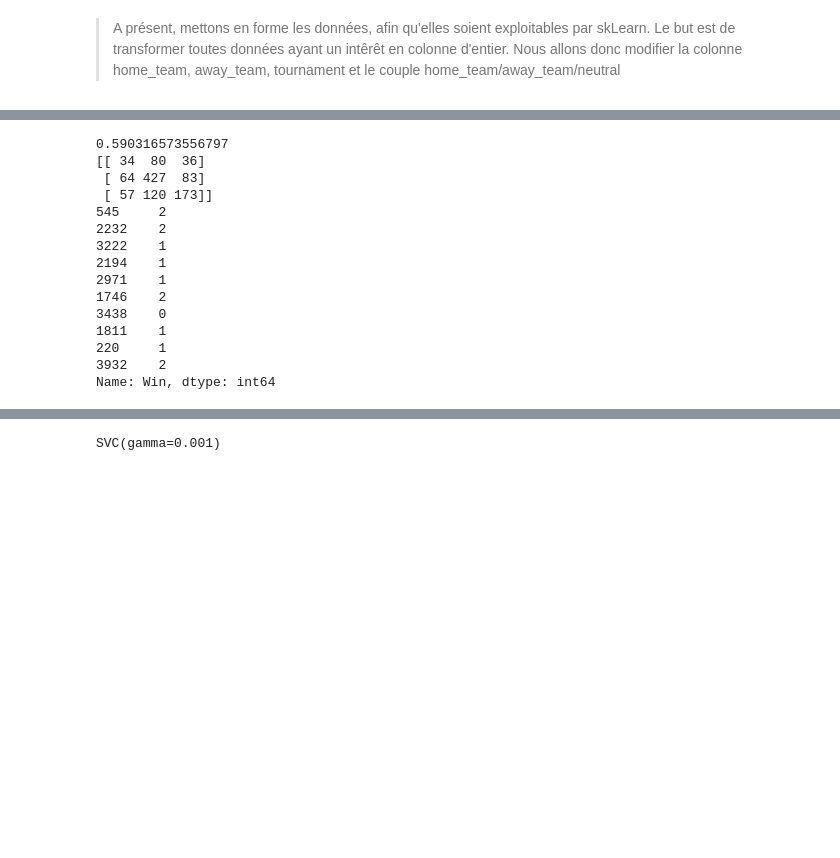
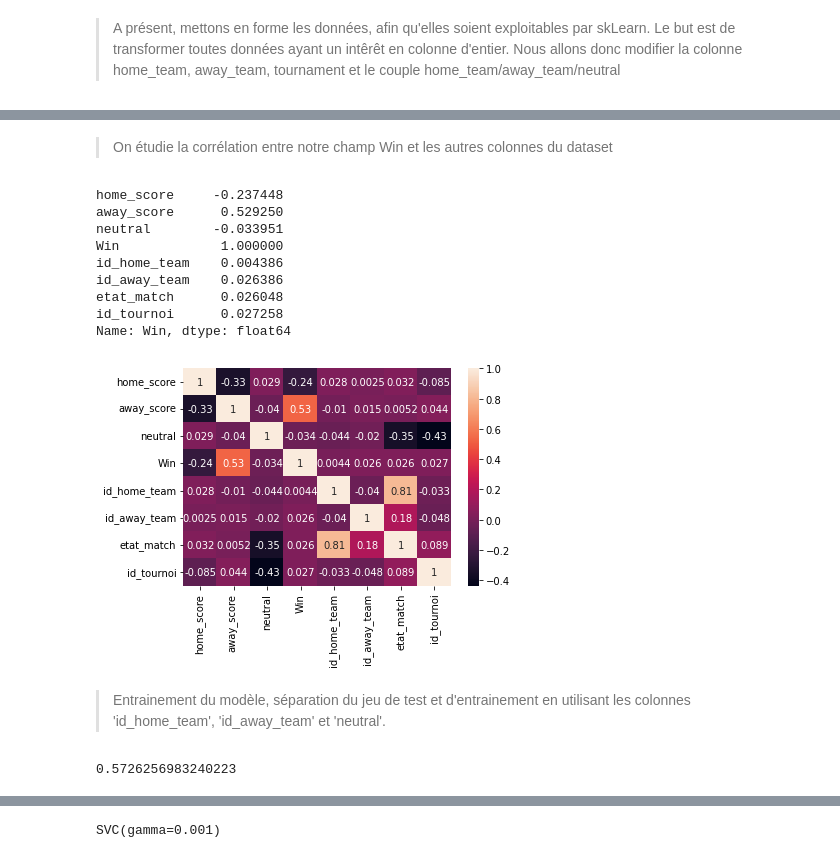
Before and after one commit to Phignis-zz/predict-women-soccer-results, a Jupyter notebook: src/predict_soccer_results.ipynb, the cells around one changed output, grey strips where cells are left out. Saved outputs shown, nothing was run; the diff lists cells and outputs as text; code cells hidden in the pictures; blank space fills up the shorter version.

```diff
--- a/src/predict_soccer_results.ipynb
+++ b/src/predict_soccer_results.ipynb
@@ -140,2 +133,28 @@ Name: Win, dtype: float64
+# %% [markdown]
+>
+> On étudie la corrélation entre notre champ Win et les autres colonnes du dataset
+>
+# %%
+""" Nous créons ici la matrice de correlation correspondant aux données de notre dataFrame """
+matrice_correlation = data_result_match.corr()
+print(matrice_correlation['Win'])
+
+
+"""Ici nous visualisons les données de la matrice de corrélation pour ensuite interpréter ces résultats"""
+sn.heatmap(matrice_correlation, annot=True)
+plt.show()
+# %% [output]
+home_score     -0.237448
+away_score      0.529250
+neutral        -0.033951
+Win             1.000000
+id_home_team    0.004386
+id_away_team    0.026386
+etat_match      0.026048
+id_tournoi      0.027258
+Name: Win, dtype: float64
+[figure, added]
+# %% [markdown]
+> Entrainement du modèle, séparation du jeu de test et d'entrainement en utilisant les colonnes 'id_home_team', 'id_away_team' et 'neutral'.
 # %%
 """ Ici nous choisissons d'utiliser 75% du dataset pour entraîner le modèle et 25% pour effectuer nos tests."""
@@ -151,30 +169,11 @@ clf = arbre_decision.fit(x_train, y_train)
 
 sPredict = clf.predict(x_test)
 
-score = accuracy_score(y_test, sPredict)
+scoreArbre1 = accuracy_score(y_test, sPredict)
 
-print(score)
-print(metrics.confusion_matrix(y_test, sPredict))
-
-print(y_test.head(10))
-# for x in sPredict :
-  # print(x)
+print(scoreArbre1)
 # %% [output]
-0.590316573556797
-[[ 34  80  36]
- [ 64 427  83]
- [ 57 120 173]]
-545     2
-2232    2
-3222    1
-2194    1
-2971    1
-1746    2
-3438    0
-1811    1
-220     1
-3932    2
-Name: Win, dtype: int64
+0.5726256983240223
 # %%
 """ Nous entrainons le modèle en utilisant la méthode de classification avec le plus proche voisin """
 
```
Also changed, not shown: parts of 27 cells of this notebook, 1 other file.
